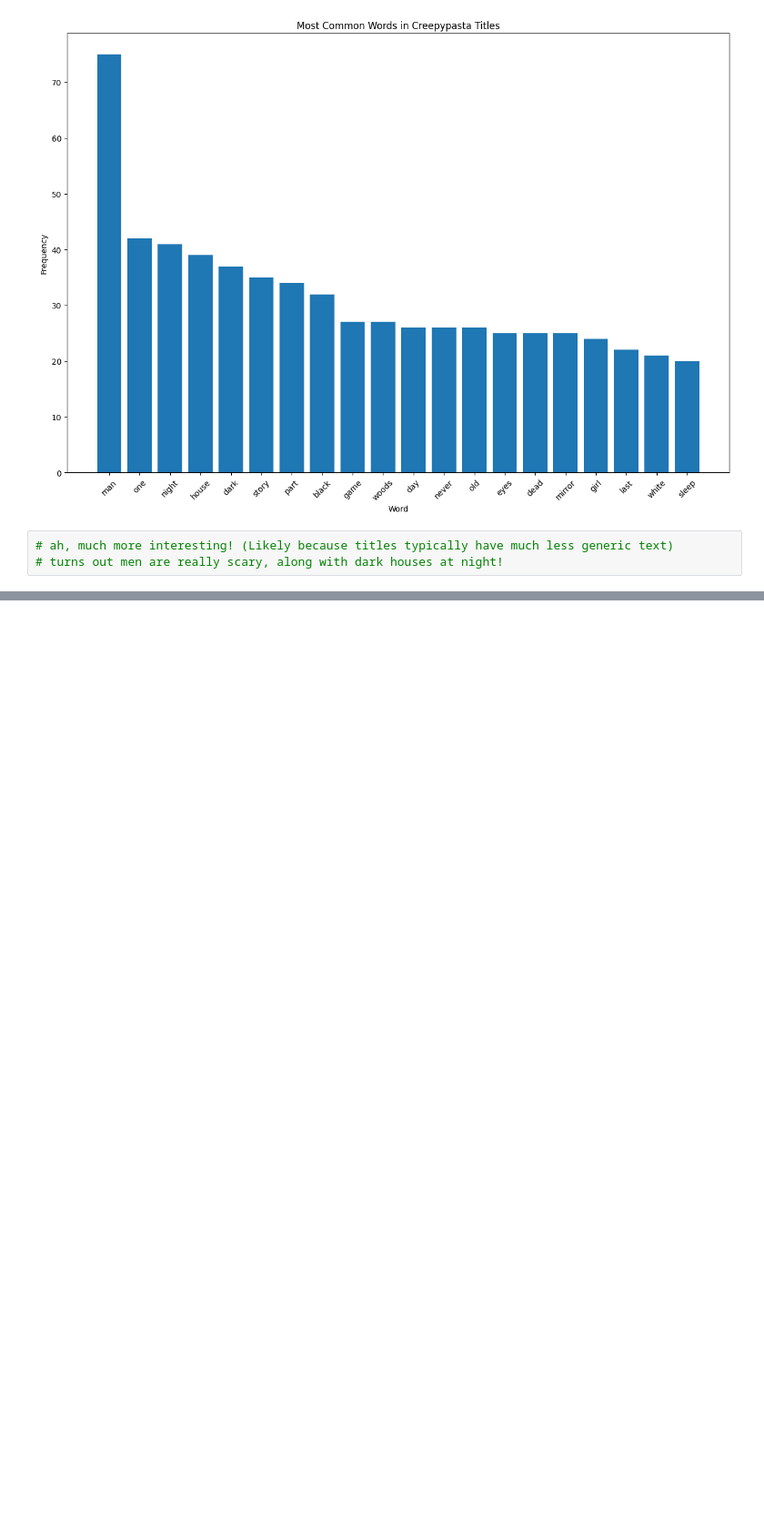
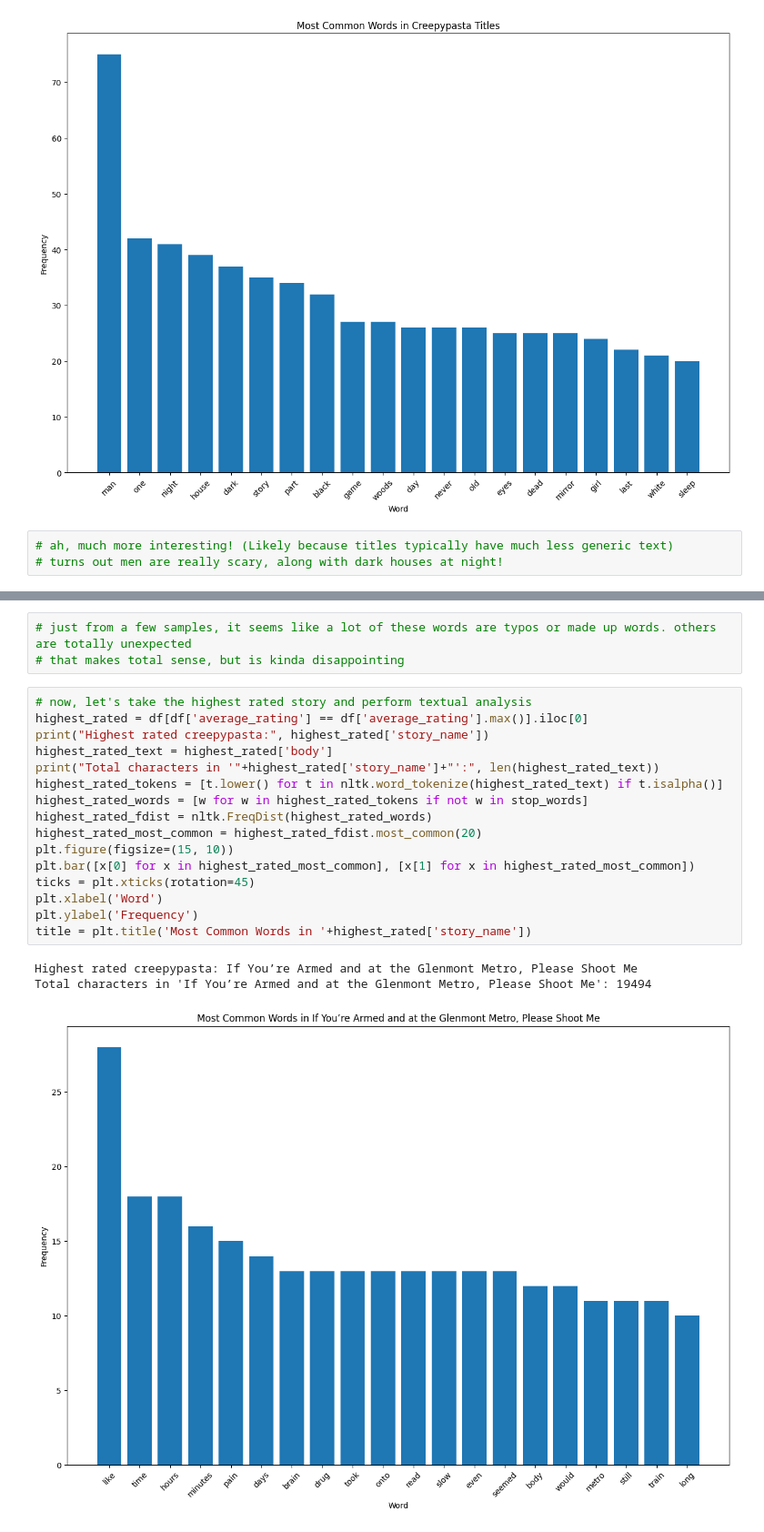
Before and after one commit to BraydenJenkins/creepypasta-analysis, a Jupyter notebook: analysis.ipynb, the cells around one changed output, grey strips where cells are left out. Shown: that part at 91% size. Cells and saved outputs as stored; diff of their text form; blank space fills up the shorter version.

Commit message:
Analysis of the top-rated creepypasta

```diff
--- a/analysis.ipynb
+++ b/analysis.ipynb
@@ -373,0 +389,23 @@ Total characters in all creepypasta titles: 63444
+# %%
+# just from a few samples, it seems like a lot of these words are typos or made up words. others are totally unexpected
+# that makes total sense, but is kinda disappointing
+# %%
+# now, let's take the highest rated story and perform textual analysis
+highest_rated = df[df['average_rating'] == df['average_rating'].max()].iloc[0]
+print("Highest rated creepypasta:", highest_rated['story_name'])
+highest_rated_text = highest_rated['body']
+print("Total characters in '"+highest_rated['story_name']+"':", len(highest_rated_text))
+highest_rated_tokens = [t.lower() for t in nltk.word_tokenize(highest_rated_text) if t.isalpha()]
+highest_rated_words = [w for w in highest_rated_tokens if not w in stop_words]
+highest_rated_fdist = nltk.FreqDist(highest_rated_words)
+highest_rated_most_common = highest_rated_fdist.most_common(20)
+plt.figure(figsize=(15, 10))
+plt.bar([x[0] for x in highest_rated_most_common], [x[1] for x in highest_rated_most_common])
+ticks = plt.xticks(rotation=45)
+plt.xlabel('Word')
+plt.ylabel('Frequency')
+title = plt.title('Most Common Words in '+highest_rated['story_name'])
+# %% [output]
+Highest rated creepypasta: If You’re Armed and at the Glenmont Metro, Please Shoot Me
+Total characters in 'If You’re Armed and at the Glenmont Metro, Please Shoot Me': 19494
+[figure, added]
```
Also changed, not shown: parts of 8 cells of this notebook.
